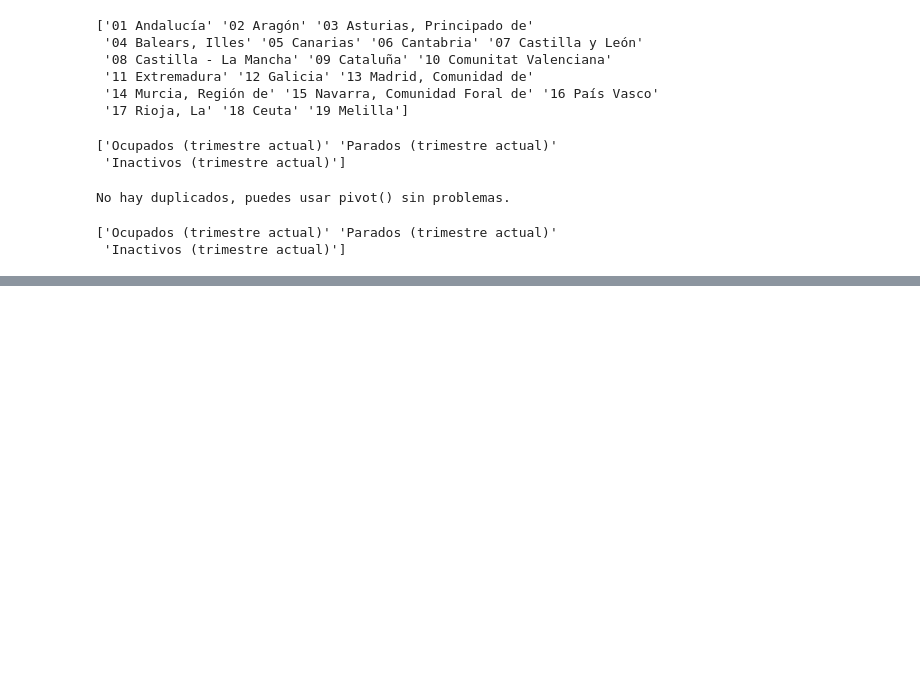
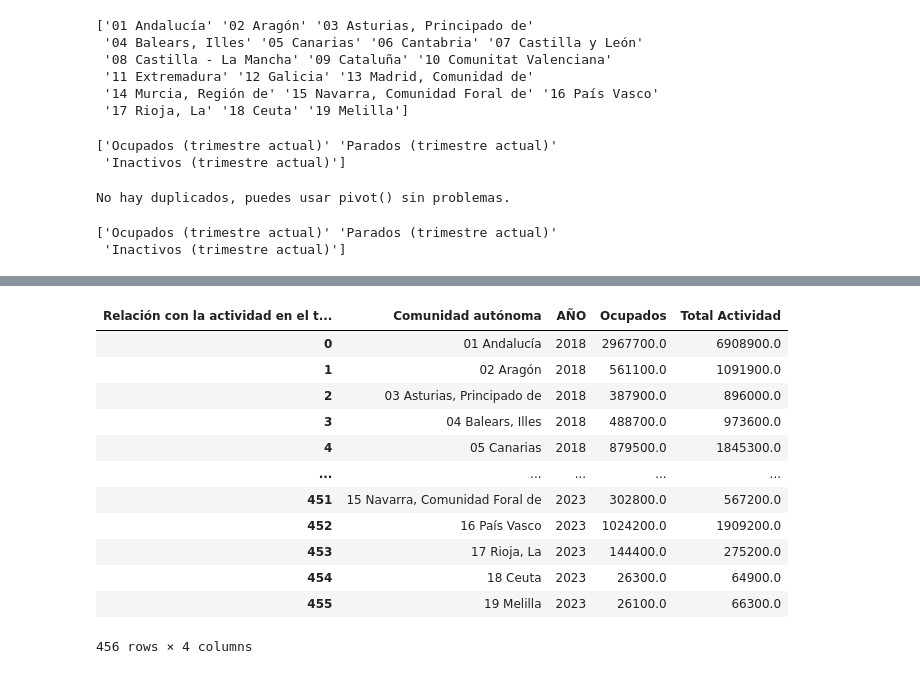
Before and after one commit to cdeniaca/Group-7, a Jupyter notebook: Poblacion_Activa.ipynb, the cells around one changed output, grey strips where cells are left out. Saved outputs shown, nothing was run; the diff lists cells and outputs as text; code cells hidden in the pictures; blank space fills up the shorter version.

```diff
--- a/Poblacion_Activa.ipynb
+++ b/Poblacion_Activa.ipynb
@@ -247,0 +266,19 @@ población_activa_df
+# %%
+# Seleccionar las columnas deseadas de df_pivot
+df_nuevo = df_pivot[['Comunidad autónoma', 'AÑO', 'Ocupados', 'Total Actividad']]
+# %%
+df_nuevo
+# %% [output]
+| Relación con la actividad en el t... | Comunidad autónoma | AÑO | Ocupados | Total Actividad |
+| 0 | 01 Andalucía | 2018 | 2967700.0 | 6908900.0 |
+| 1 | 02 Aragón | 2018 | 561100.0 | 1091900.0 |
+| 2 | 03 Asturias, Principado de | 2018 | 387900.0 | 896000.0 |
+| 3 | 04 Balears, Illes | 2018 | 488700.0 | 973600.0 |
+| 4 | 05 Canarias | 2018 | 879500.0 | 1845300.0 |
+| ... | ... | ... | ... | ... |
+| 451 | 15 Navarra, Comunidad Foral de | 2023 | 302800.0 | 567200.0 |
+| 452 | 16 País Vasco | 2023 | 1024200.0 | 1909200.0 |
+| 453 | 17 Rioja, La | 2023 | 144400.0 | 275200.0 |
+| 454 | 18 Ceuta | 2023 | 26300.0 | 64900.0 |
+| 455 | 19 Melilla | 2023 | 26100.0 | 66300.0 |
+456 rows × 4 columns
```
Also changed, not shown: parts of 16 cells of this notebook.
